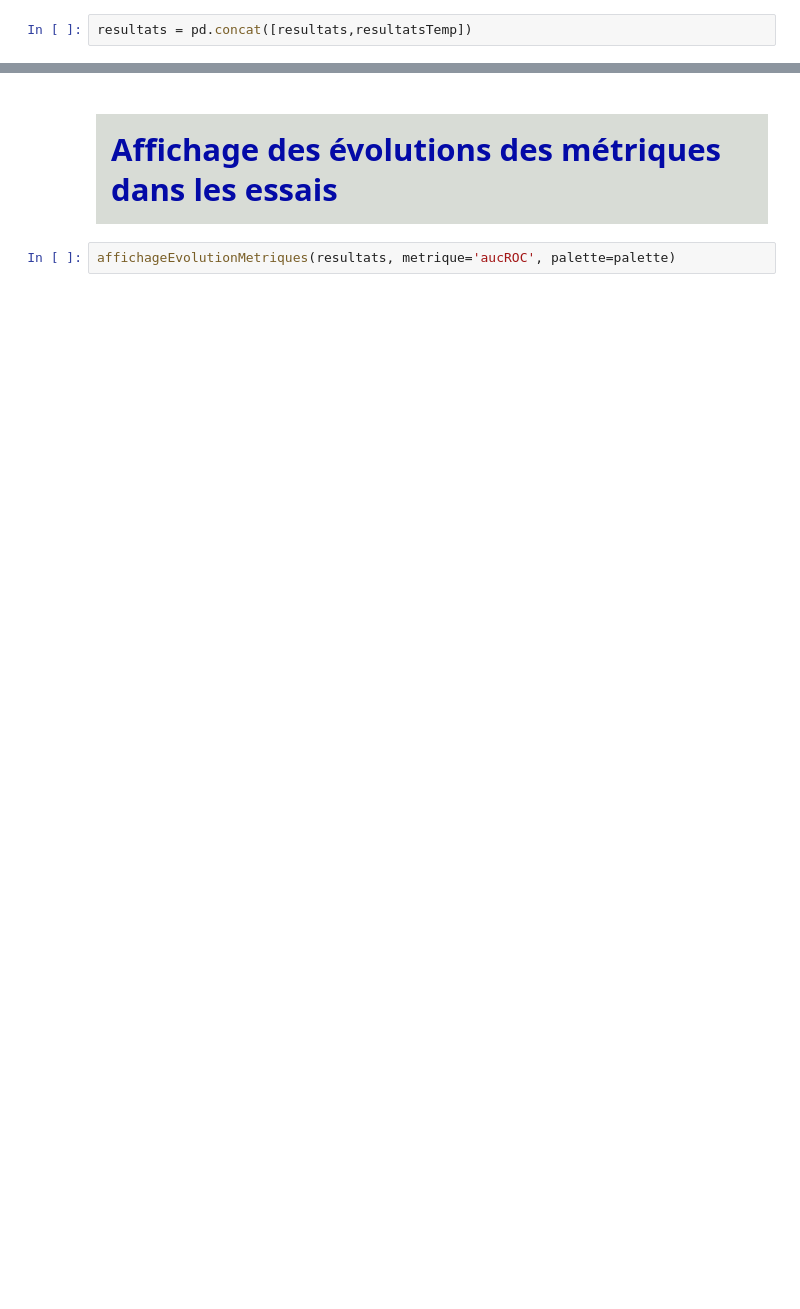
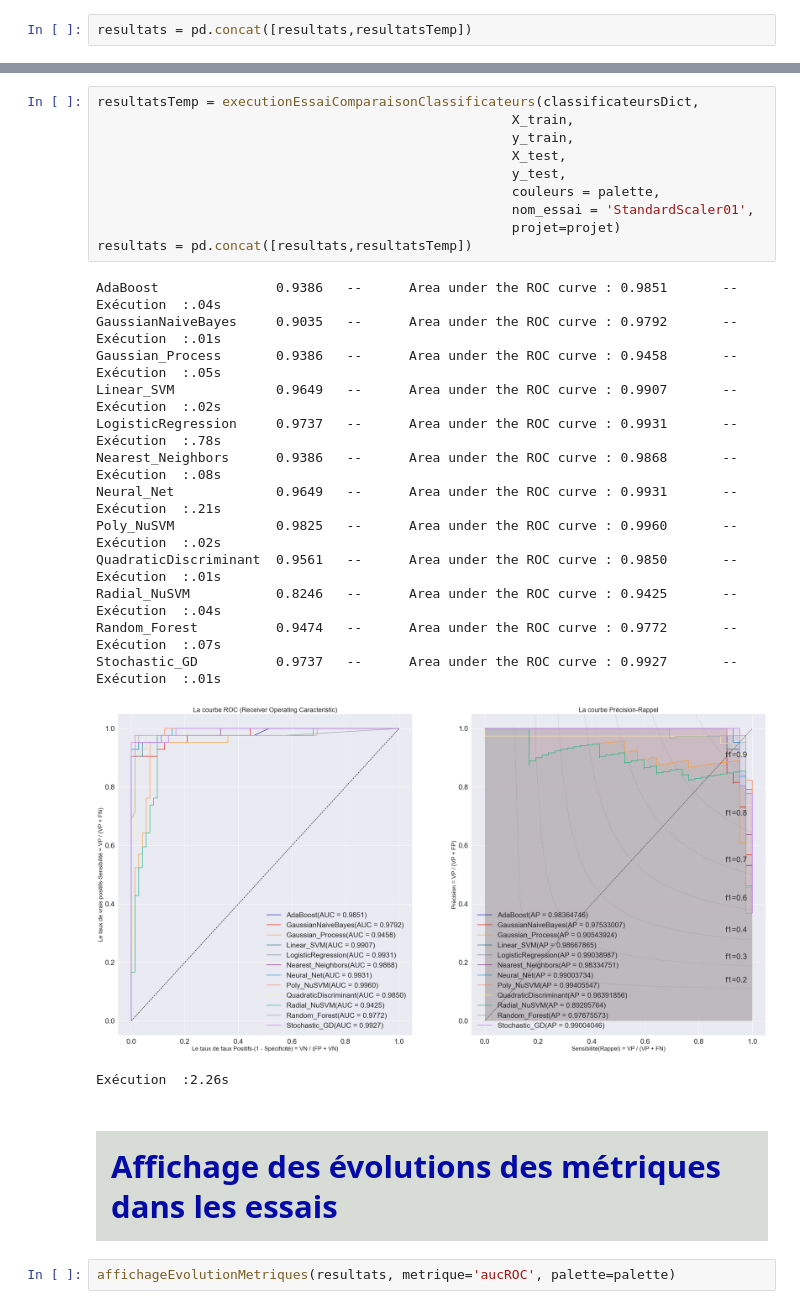
Before and after one commit to Cheliel/big_data, a Jupyter notebook: _git/MachineLearning/classification_supervise/BreastCancerWisconsin-Classifications01.ipynb, the cells around one changed output, grey strips where cells are left out. Drawn from its saved outputs; the diff is of its cells as text; blank space fills up the shorter version.

```diff
--- a/_git/MachineLearning/classification_supervise/BreastCancerWisconsin-Classifications01.ipynb
+++ b/_git/MachineLearning/classification_supervise/BreastCancerWisconsin-Classifications01.ipynb
@@ -326,3 +338,28 @@ resultats.drop(columns=['vrais_positifs', 'vrais_negatifs',
+# %%
+resultatsTemp = executionEssaiComparaisonClassificateurs(classificateursDict,
+                                                     X_train,
+                                                     y_train,
+                                                     X_test,
+                                                     y_test,
+                                                     couleurs = palette,
+                                                     nom_essai = 'StandardScaler01',
+                                                     projet=projet)
+resultats = pd.concat([resultats,resultatsTemp])
+# %% [output]
+AdaBoost               0.9386   --      Area under the ROC curve : 0.9851       --      Exécution  :.04s
+GaussianNaiveBayes     0.9035   --      Area under the ROC curve : 0.9792       --      Exécution  :.01s
+Gaussian_Process       0.9386   --      Area under the ROC curve : 0.9458       --      Exécution  :.05s
+Linear_SVM             0.9649   --      Area under the ROC curve : 0.9907       --      Exécution  :.02s
+LogisticRegression     0.9737   --      Area under the ROC curve : 0.9931       --      Exécution  :.78s
+Nearest_Neighbors      0.9386   --      Area under the ROC curve : 0.9868       --      Exécution  :.08s
+Neural_Net             0.9649   --      Area under the ROC curve : 0.9931       --      Exécution  :.21s
+Poly_NuSVM             0.9825   --      Area under the ROC curve : 0.9960       --      Exécution  :.02s
+QuadraticDiscriminant  0.9561   --      Area under the ROC curve : 0.9850       --      Exécution  :.01s
+Radial_NuSVM           0.8246   --      Area under the ROC curve : 0.9425       --      Exécution  :.04s
+Random_Forest          0.9474   --      Area under the ROC curve : 0.9772       --      Exécution  :.07s
+Stochastic_GD          0.9737   --      Area under the ROC curve : 0.9927       --      Exécution  :.01s
+[figure, added]
+Exécution  :2.26s
 # %% [markdown]
 # <b><div style='padding:15px;background-color:#d8dcd6;color:#030aa7;font-size:120%;text-align: left'>Affichage des évolutions des métriques dans les essais</div></b>
 # %%
```
Also changed, not shown: parts of 9 cells of this notebook, 5 other files.
